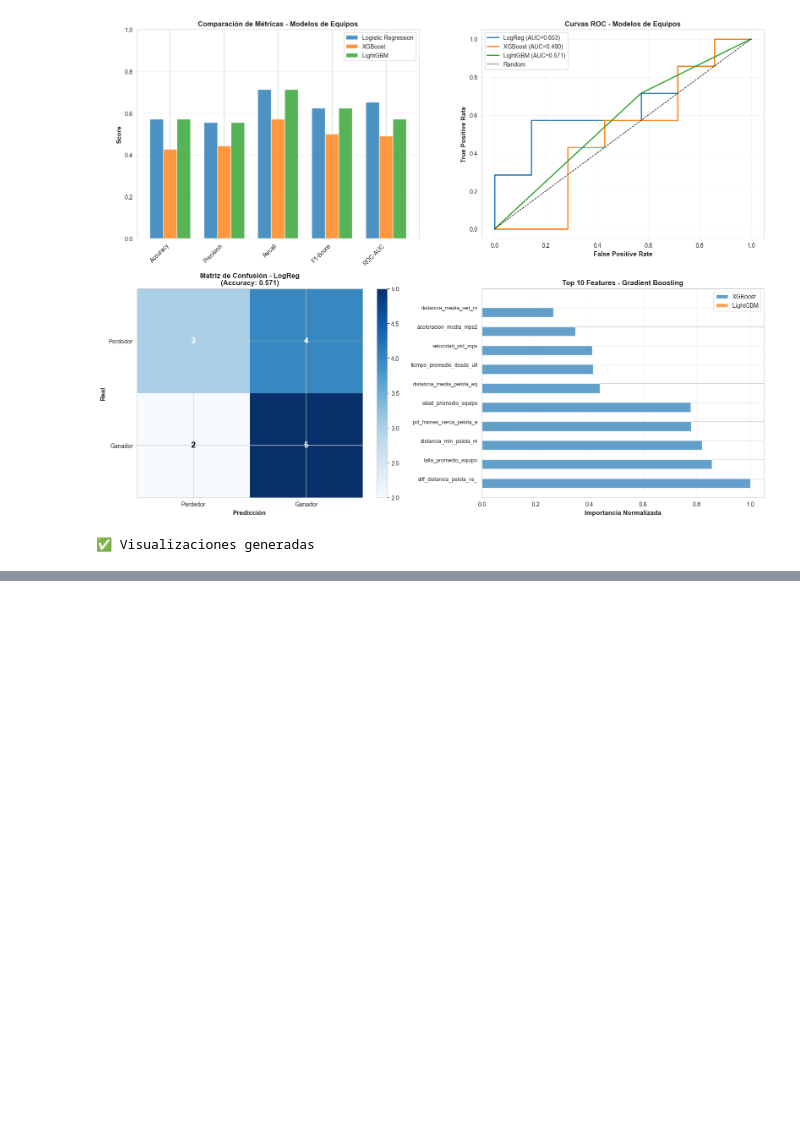
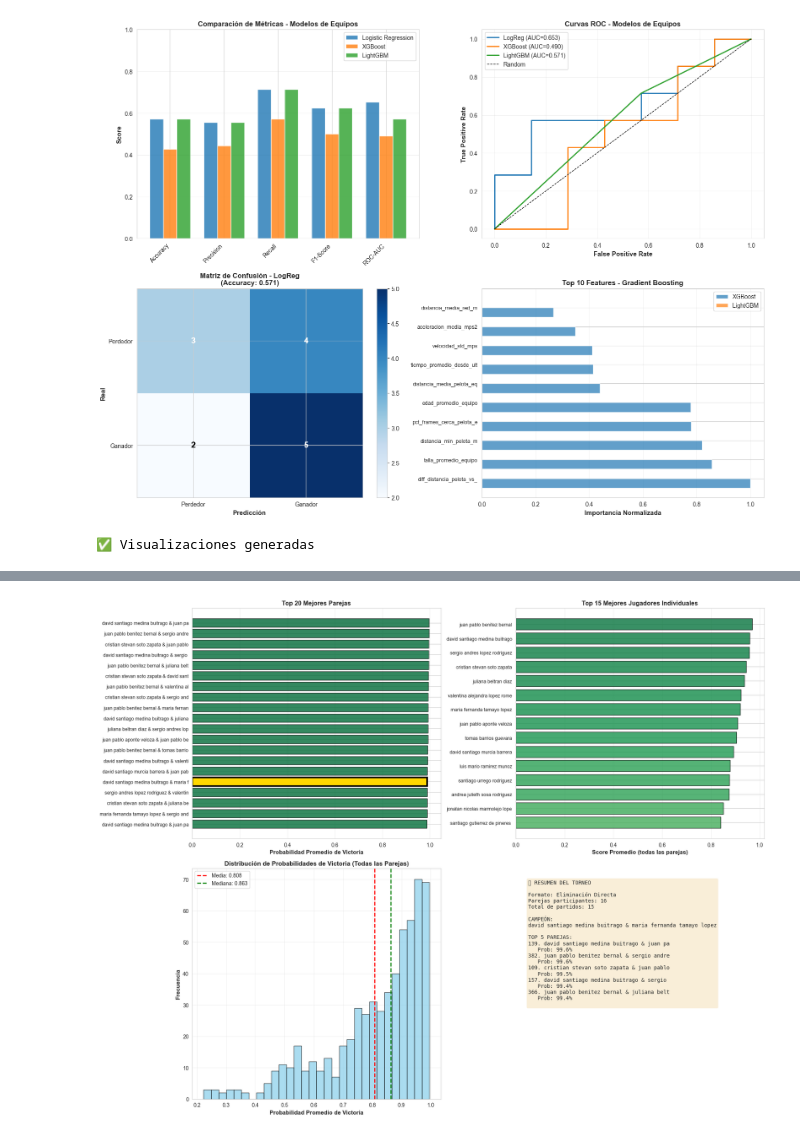
Before and after one commit to FerminEscalona/Paddle_Tournament_Predictor, a Jupyter notebook: miAnalisis.ipynb, the cells around one changed output, grey strips where cells are left out. Drawn from its saved outputs; the diff is of its cells as text; code cells hidden in the pictures; blank space fills up the shorter version.

```diff
--- a/miAnalisis.ipynb
+++ b/miAnalisis.ipynb
@@ -4865,0 +5493,84 @@ VISUALIZACIONES COMPARATIVAS
+# %%
+# Visualización de resultados del torneo
+print("="*80)
+print("VISUALIZACIÓN DE RESULTADOS")
+print("="*80)
+
+fig, axes = plt.subplots(2, 2, figsize=(18, 14))
+
+# 1. Top 20 Parejas por probabilidad de victoria
+ax = axes[0, 0]
+top_20_parejas = df_ranking_parejas.head(20)
+y_pos = np.arange(len(top_20_parejas))
+colors_parejas = plt.cm.RdYlGn(top_20_parejas['prob_victoria_promedio'])
+
+ax.barh(y_pos, top_20_parejas['prob_victoria_promedio'], color=colors_parejas, alpha=0.8, edgecolor='black')
+ax.set_yticks(y_pos)
+ax.set_yticklabels([p[:40] for p in top_20_parejas['pareja']], fontsize=9)
+ax.set_xlabel('Probabilidad Promedio de Victoria', fontsize=11, fontweight='bold')
+ax.set_title('Top 20 Mejores Parejas', fontsize=12, fontweight='bold')
+ax.grid(axis='x', alpha=0.3)
+ax.invert_yaxis()
+
+# Destacar el campeón
+campeon_idx = top_20_parejas[top_20_parejas['pareja'] == campeon].index
+if len(campeon_idx) > 0:
+    campeon_pos = list(top_20_parejas.index).index(campeon_idx[0])
+    ax.barh(campeon_pos, top_20_parejas.iloc[campeon_pos]['prob_victoria_promedio'],
+            color='gold', alpha=1, edgecolor='black', linewidth=3)
+
+# 2. Top 15 Jugadores Individuales
+ax = axes[0, 1]
+top_15_jugadores = df_ranking_jugadores.head(15)
+y_pos_jug = np.arange(len(top_15_jugadores))
+colors_jug = plt.cm.RdYlGn(top_15_jugadores['score_promedio'])
+
+ax.barh(y_pos_jug, top_15_jugadores['score_promedio'], color=colors_jug, alpha=0.8, edgecolor='black')
+ax.set_yticks(y_pos_jug)
+ax.set_yticklabels([j[:30] for j in top_15_jugadores['jugador']], fontsize=9)
+ax.set_xlabel('Score Promedio (todas las parejas)', fontsize=11, fontweight='bold')
+ax.set_title('Top 15 Mejores Jugadores Individuales', fontsize=12, fontweight='bold')
+ax.grid(axis='x', alpha=0.3)
+ax.invert_yaxis()
+
+# 3. Distribución de probabilidades de victoria
+ax = axes[1, 0]
+ax.hist(df_ranking_parejas['prob_victoria_promedio'], bins=30, alpha=0.7,
+        color='skyblue', edgecolor='black')
+ax.axvline(df_ranking_parejas['prob_victoria_promedio'].mean(),
+          color='red', linestyle='--', linewidth=2, label=f'Media: {df_ranking_parejas["prob_victoria_promedio"].mean():.3f}')
+ax.axvline(df_ranking_parejas['prob_victoria_promedio'].median(),
+          color='green', linestyle='--', linewidth=2, label=f'Mediana: {df_ranking_parejas["prob_victoria_promedio"].median():.3f}')
+ax.set_xlabel('Probabilidad Promedio de Victoria', fontsize=11, fontweight='bold')
+ax.set_ylabel('Frecuencia', fontsize=11, fontweight='bold')
+ax.set_title('Distribución de Probabilidades de Victoria (Todas las Parejas)', fontsize=12, fontweight='bold')
+ax.legend()
+ax.grid(alpha=0.3)
+
+# 4. Brackets del torneo - Tabla de resultados por ronda
+ax = axes[1, 1]
+ax.axis('off')
+
+# Crear texto resumen del torneo
+texto_torneo = f"🏆 RESUMEN DEL TORNEO\n\n"
+texto_torneo += f"Formato: Eliminación Directa\n"
+texto_torneo += f"Parejas participantes: {num_parejas_torneo}\n"
+texto_torneo += f"Total de partidos: {len(df_resultados_torneo)}\n\n"
+texto_torneo += f"CAMPEÓN:\n{campeon}\n\n"
+
+# Mejores 5 parejas
+texto_torneo += "TOP 5 PAREJAS:\n"
+for idx, row in df_ranking_parejas.head(5).iterrows():
+    texto_torneo += f"{idx+1}. {row['pareja'][:40]}\n"
+    texto_torneo += f"   Prob: {row['prob_victoria_promedio']:.1%}\n"
+
+ax.text(0.05, 0.95, texto_torneo, transform=ax.transAxes,
+        fontsize=10, verticalalignment='top',
+        fontfamily='monospace',
+        bbox=dict(boxstyle='round', facecolor='wheat', alpha=0.5))
+
+plt.tight_layout()
+plt.show()
+
+print("\n✅ Visualizaciones generadas")
+# %% [output]
@@ -4865,0 +5580 @@ VISUALIZACIONES COMPARATIVAS
+[figure, added]
```
Also changed, not shown: parts of 62 cells of this notebook.
